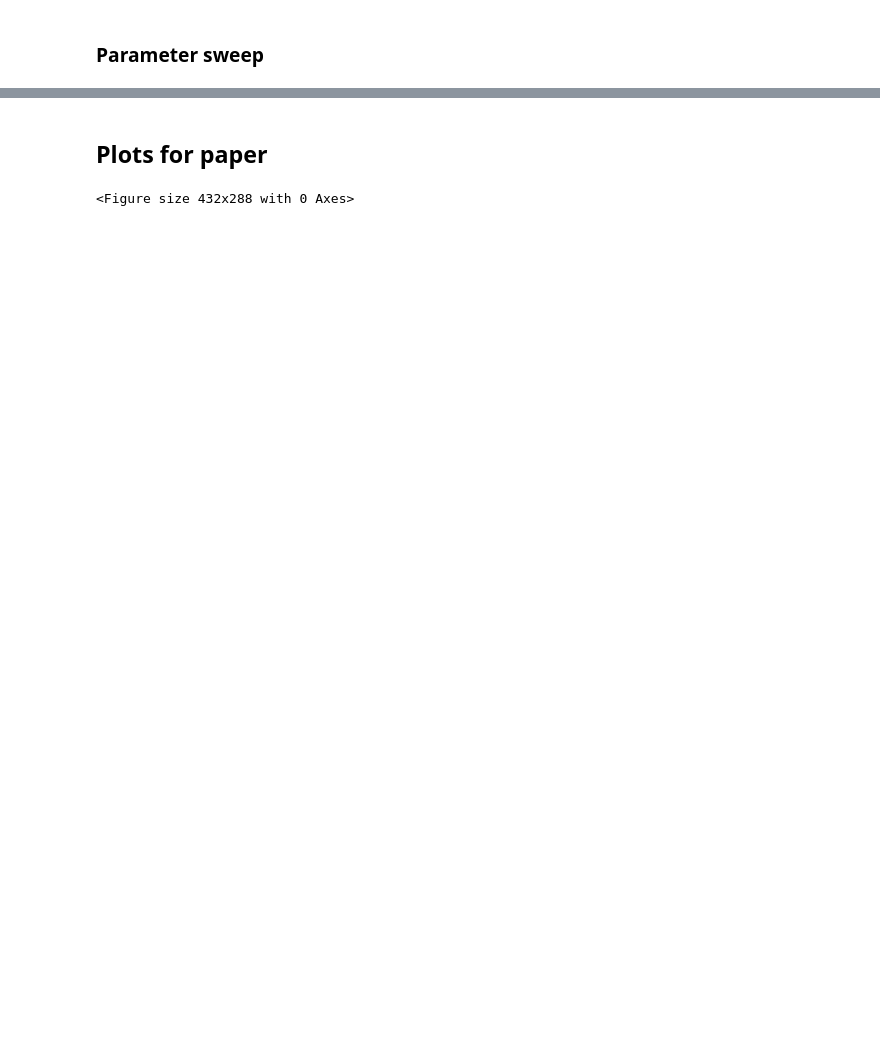
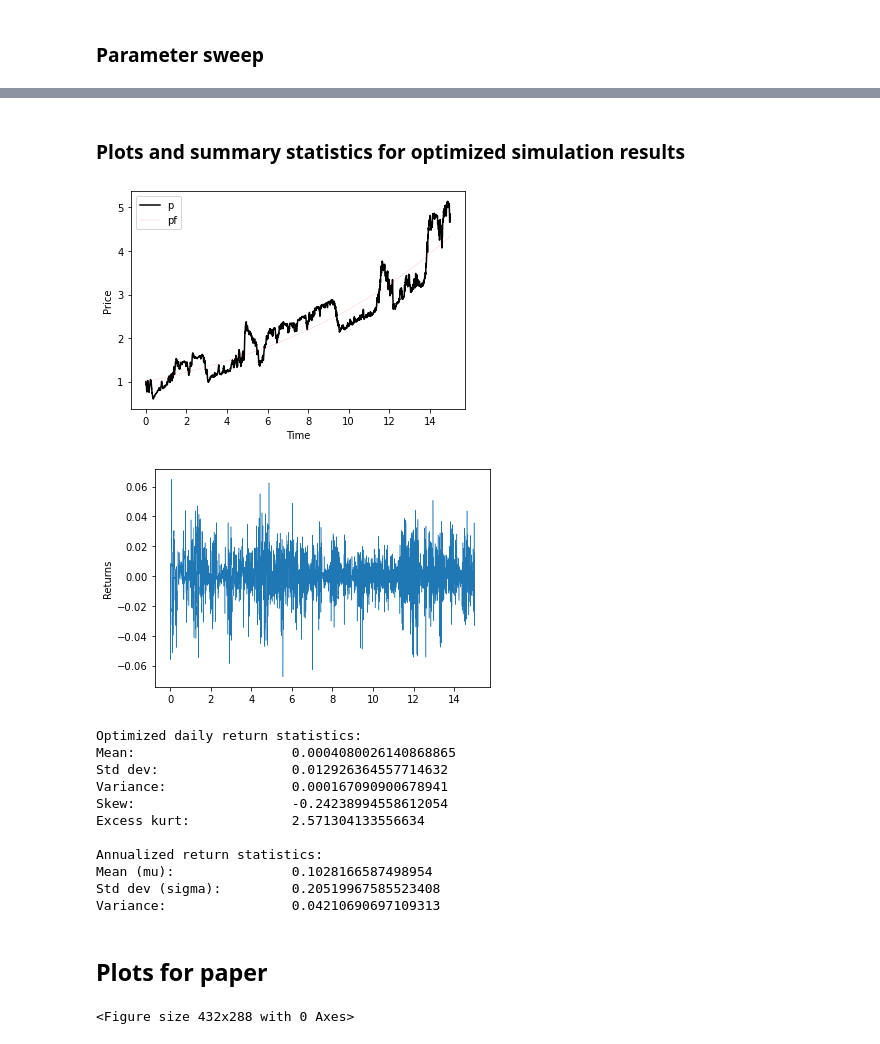
Before and after one commit to ssie-projects/ssie523-abm-markets, a Jupyter notebook: research/MarketABM.ipynb, the cells around one changed output, grey strips where cells are left out. Drawn from its saved outputs; the diff is of its cells as text; code cells hidden in the pictures; blank space fills up the shorter version.

```diff
--- a/research/MarketABM.ipynb
+++ b/research/MarketABM.ipynb
@@ -563,21 +525,18 @@ for init_Tc in (1, 2, 3, 5, 10, 15, 20, 25, 30):
             while t < T:
                 update()
             r = diff(log(pvec))
+            mu = np.mean(r)
             sigma = np.std(r)
+            sigma2 = np.var(r)
             skew = stats.skew(r)
             kurt = stats.kurtosis(r)
 
-            #mu_gt = 0.00038828500211185896
-            #sigma_gt = 0.012609683312504871
-            #skew_gt = -0.3902041167121579
-            #kurt_gt = 15.06628837558424
+            sq_error_mu = ((mu - mu_gt)/mu_gt)**2
+            sq_error_sigma2 = ((sigma2 - sigma2_gt)/sigma2_gt)**2
+            sq_error_skew = ((skew - skew_gt)/skew_gt)**2
+            sq_error_kurt = ((kurt - kurt_gt)/kurt_gt)**2
 
-            sq_error_mu = (mu - mu_gt)**2
-            sq_error_sigma = (sigma - sigma_gt)**2
-            sq_error_skew = (skew - skew_gt)**2
-            sq_error_kurt = (kurt - kurt_gt)**2
-
-            mse = np.mean([abs(sq_error_sigma),
+            mse = np.mean([10 * abs(sq_error_sigma2), # give more weight to variance
                            abs(sq_error_skew),
                            abs(sq_error_kurt)])
 
@@ -589,10 +548,11 @@ for init_Tc in (1, 2, 3, 5, 10, 15, 20, 25, 30):
             results_dict['data'] = [r][0]
             results_dict['mu'] = mu
             results_dict['sigma'] = sigma
+            results_dict['sigma2'] = sigma2
             results_dict['skew'] = skew
             results_dict['kurt'] = kurt
             results_dict['pct_diff_mu'] = sq_error_mu
-            results_dict['pct_diff_sigma'] = sq_error_sigma
+            results_dict['pct_diff_sigma2'] = sq_error_sigma2
             results_dict['pct_diff_skew'] = sq_error_skew
             results_dict['pct_diff_kurt'] = sq_error_kurt
             results_dict['average'] = mse
@@ -646,3 +605,63 @@ opt_param_results['init_nu2']
+# %% [markdown]
+### Plots and summary statistics for optimized simulation results
+# %%
+opt_Tc = opt_param_results['init_Tc']
+opt_nu1 = opt_param_results['init_nu1']
+opt_nu2 = opt_param_results['init_nu2']
+
+initialize(opt_Tc, opt_nu1, opt_nu2)
+while t < T:
+    update()
+
+plot(tvec, pvec, 'k',label='p')
+plot(tvec, pfvec, 'r', label='pf', linewidth=0.1)
+xlabel('Time')
+ylabel('Price')
+legend()
+show()
+
+plot(tvec[1:], diff(log(pvec)), linewidth=0.5)
+ylabel('Returns')
+show()
+
+r_abm = diff(log(pvec))
+
+mu_abm = np.mean(r_abm)
+sigma_abm = np.std(r_abm)
+sigma2_abm = np.var(r_abm)
+skew_abm = stats.skew(r_abm)
+kurt_abm = stats.kurtosis(r_abm)
+
+print('Optimized daily return statistics:')
+print('Mean:\t\t\t', mu_abm)
+print('Std dev:\t\t', sigma_abm)
+print('Variance:\t\t', sigma2_abm)
+print('Skew:\t\t\t', skew_abm)
+print('Excess kurt:\t\t', kurt_abm)
+print()
+
+mu_abm_a = mu_abm * 252                       # this is in same unit as mu parameter for GBM
+sigma_abm_a = sigma_abm * np.sqrt(252)        # this is in same unit as sigma parameter for GBM
+sigma2_abm_a = sigma2_abm * 252
+
+print('Annualized return statistics:')
+print('Mean (mu):\t\t', mu_abm_a)             # should match mu_hist on average (i.e. if run many times and averaged)
+print('Std dev (sigma):\t', sigma_abm_a)
+print('Variance:\t\t', sigma2_abm_a)
+# %% [output]
+[figure, added]
+[figure, added]
+Optimized daily return statistics:
+Mean:                    0.0004080026140868865
+Std dev:                 0.012926364557714632
+Variance:                0.000167090900678941
+Skew:                    -0.24238994558612054
+Excess kurt:             2.571304133556634
+
+Annualized return statistics:
+Mean (mu):               0.1028166587498954
+Std dev (sigma):         0.20519967585523408
+Variance:                0.04210690697109313
 # %% [markdown]
 ## Plots for paper
 # %%
```
Also changed, not shown: parts of 12 cells of this notebook, 3 other files.
